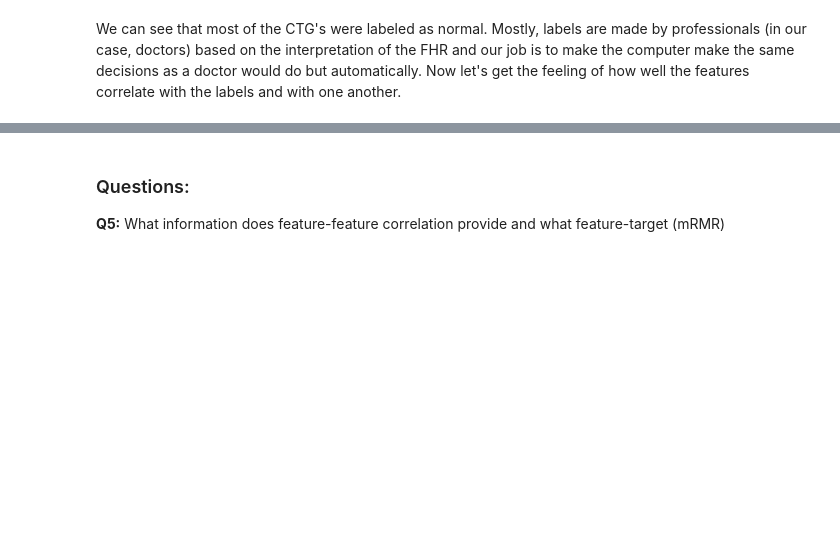
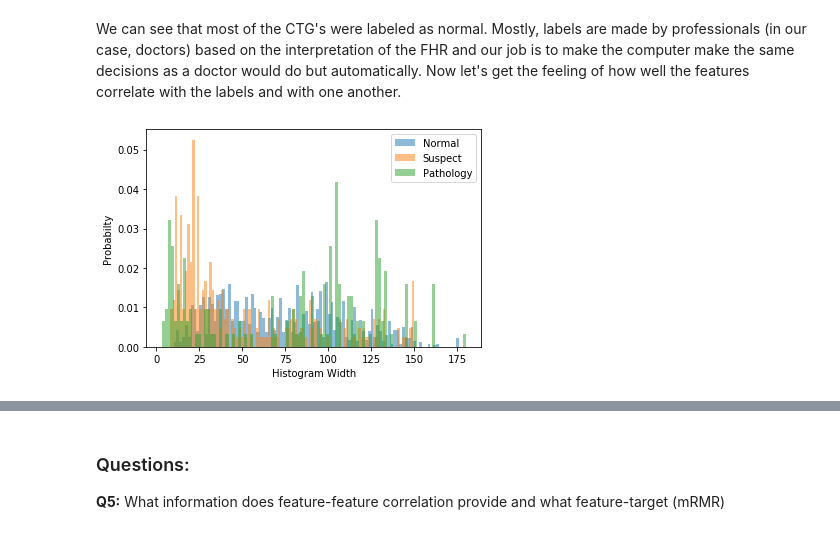
Before and after one commit to mlh-master/hw1_mlh-nathan-hadas, a Jupyter notebook: HW1.ipynb, the cells around one changed output, grey strips where cells are left out. Drawn from its saved outputs; the diff is of its cells as text; code cells hidden in the pictures; blank space fills up the shorter version.

```diff
--- a/HW1.ipynb
+++ b/HW1.ipynb
@@ -296,13 +311,15 @@ We can see that most of the CTG's were labeled as normal. Mostly, labels are mad
 # %%
 bins = 100
 feat = 'Width'
 plt.hist(CTG_features[feat].loc[idx_1], bins, density=True, alpha=0.5, label='Normal')
 plt.hist(CTG_features[feat].loc[idx_2], bins, density=True, alpha=0.5, label='Suspect')
 plt.hist(CTG_features[feat].loc[idx_3], bins, density=True, alpha=0.5, label='Pathology')
-plt.xlabel('Histigram Width')
+plt.xlabel('Histogram Width')
 plt.ylabel('Probabilty')
 plt.legend(loc='upper right')
 plt.show()
+# %% [output]
+[figure, added]
 # %%
 pd.plotting.scatter_matrix(CTG_features[['LB','AC','FM','UC']])
 plt.show()
```
Also changed, not shown: parts of 16 cells of this notebook, 3 other files.
